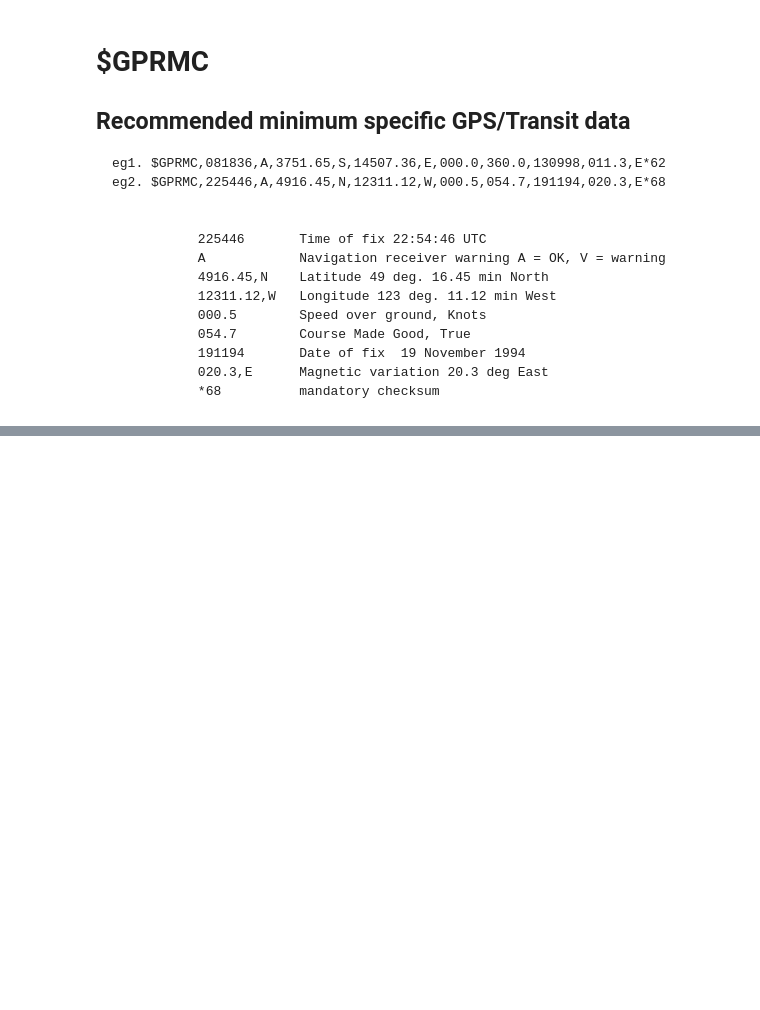
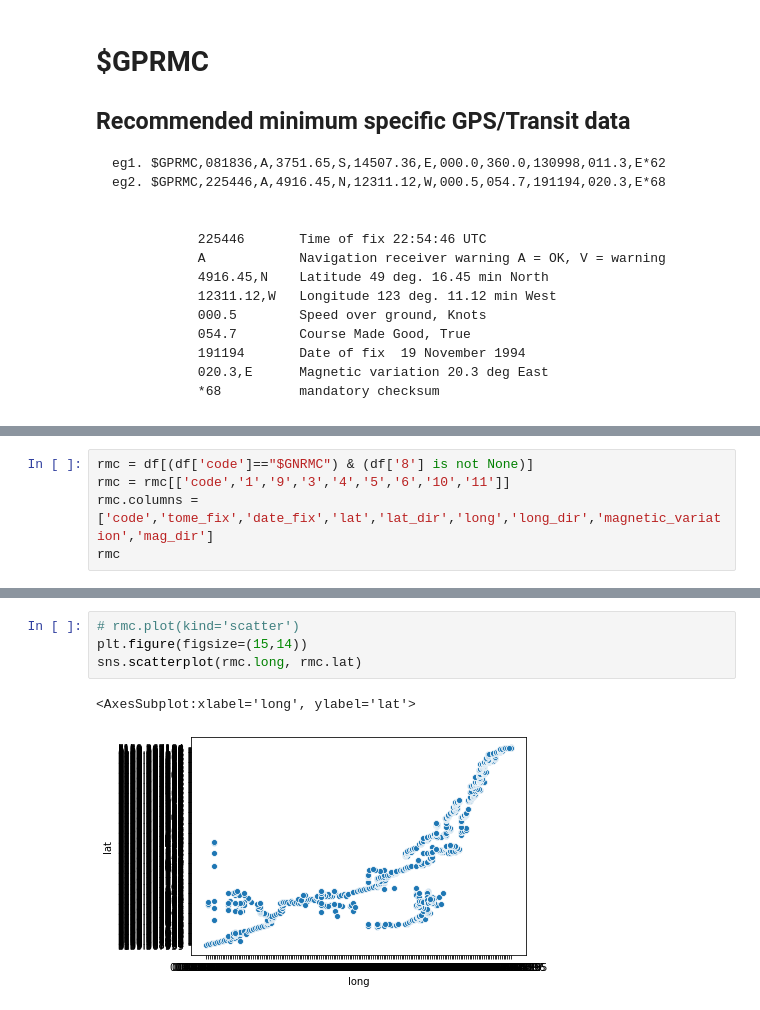
Before and after one commit to pratyush1611/geo1003_position, a Jupyter notebook: asg2.ipynb, the cells around one changed output, grey strips where cells are left out. Saved outputs shown, nothing was run; the diff lists cells and outputs as text; blank space fills up the shorter version.

```diff
--- a/asg2.ipynb
+++ b/asg2.ipynb
@@ -162,0 +162,5 @@ rmc =
+# %%
+rmc = df[(df['code']=="$GNRMC") & (df['8'] is not None)]
+rmc = rmc[['code','1','9','3','4','5','6','10','11']]
+rmc.columns = ['code','tome_fix','date_fix','lat','lat_dir','long','long_dir','magnetic_variation','mag_dir']
+rmc
@@ -162,0 +181,7 @@ rmc =
+# %%
+# rmc.plot(kind='scatter')
+plt.figure(figsize=(15,14))
+sns.scatterplot(rmc.long, rmc.lat)
+# %% [output]
+<AxesSubplot:xlabel='long', ylabel='lat'>
+[figure, added]
```
Also changed, not shown: parts of 4 cells of this notebook.
